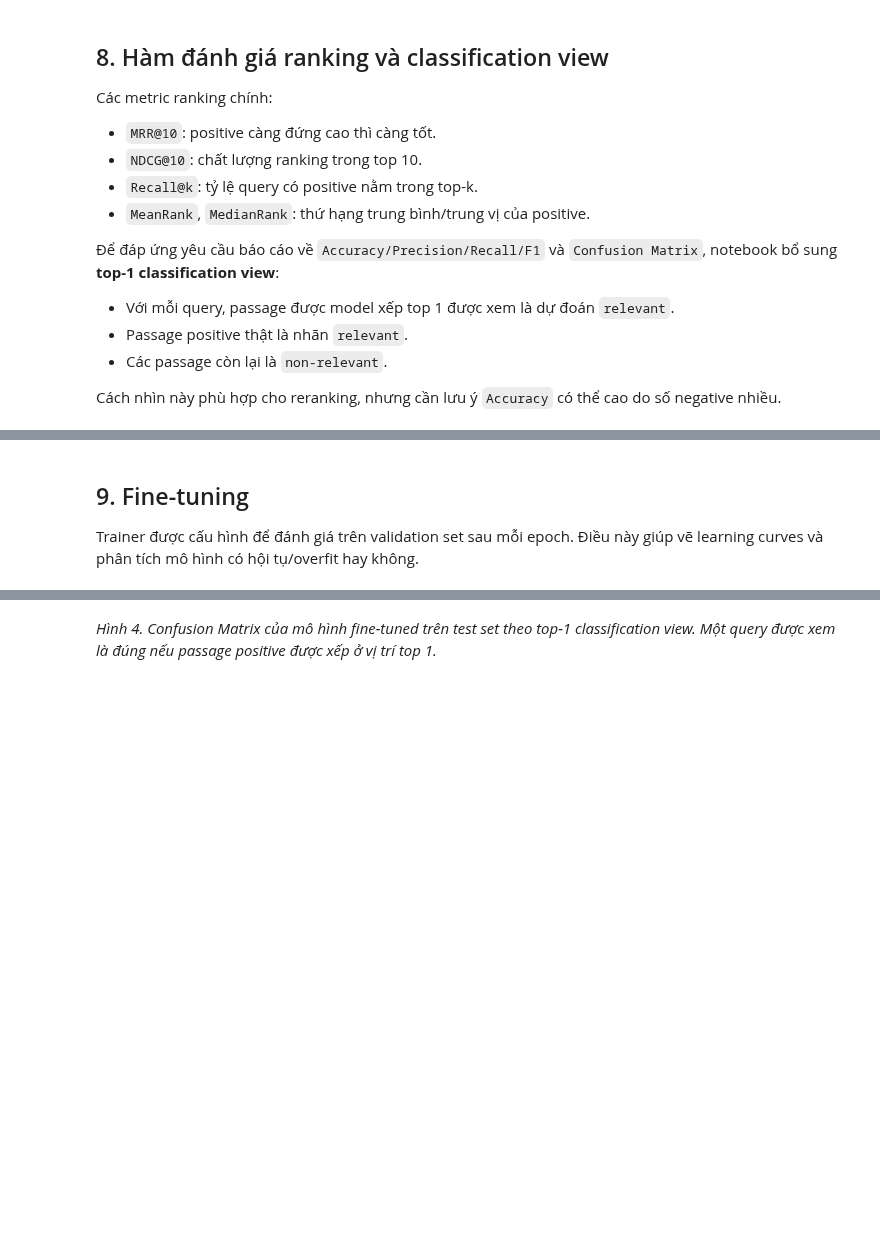
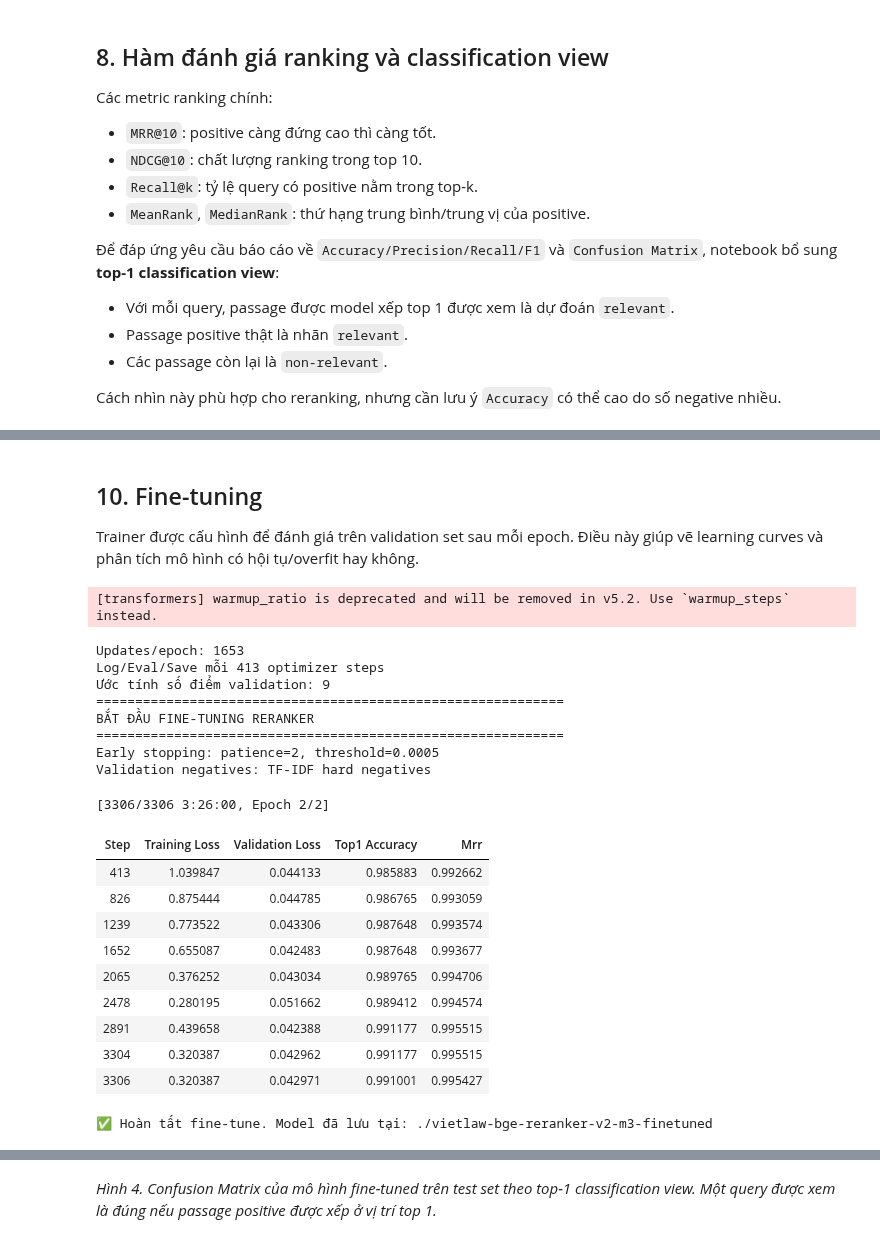
Before and after one commit to cyhapun/Vietnam-Legal-QA-System, a Jupyter notebook: fine-tuning/reranking/notebooks/reranker_bge_v2_m3_finetuning.ipynb, the cells around one changed output, grey strips where cells are left out. Saved outputs shown, nothing was run; the diff lists cells and outputs as text; code cells hidden in the pictures; blank space fills up the shorter version.

```diff
--- a/fine-tuning/reranking/notebooks/reranker_bge_v2_m3_finetuning.ipynb
+++ b/fine-tuning/reranking/notebooks/reranker_bge_v2_m3_finetuning.ipynb
@@ -938,8 +1233,19 @@ def print_metrics(metrics: Dict[str, float]):
 # %% [markdown]
-## 9. Fine-tuning
+## 10. Fine-tuning
 
 Trainer được cấu hình để đánh giá trên validation set sau mỗi epoch. Điều này giúp vẽ learning curves và phân tích mô hình có hội tụ/overfit hay không.
 # %%
+# Số update steps mỗi epoch của Trainer có tính gradient accumulation.
+updates_per_epoch = max(
+    1,
+    math.ceil(len(train_dataset) / (PER_DEVICE_TRAIN_BATCH_SIZE * GRADIENT_ACCUMULATION_STEPS))
+)
+SYNC_EVAL_STEPS = max(1, updates_per_epoch // LOG_EVALS_PER_EPOCH)
+
+print("Updates/epoch:", updates_per_epoch)
+print("Log/Eval/Save mỗi", SYNC_EVAL_STEPS, "optimizer steps")
+print("Ước tính số điểm validation:", math.ceil(EPOCHS * updates_per_epoch / SYNC_EVAL_STEPS))
+
 training_args_kwargs = dict(
     output_dir=OUTPUT_PATH,
     num_train_epochs=EPOCHS,
@@ -949,43 +1255,84 @@ training_args_kwargs = dict(
     warmup_ratio=WARMUP_RATIO,
     weight_decay=WEIGHT_DECAY,
     fp16=torch.cuda.is_available(),
-    logging_steps=50,
-    save_strategy="epoch",
+
+    # Log train và validation đồng bộ theo cùng một step.
+    logging_strategy="steps",
+    logging_steps=SYNC_EVAL_STEPS,
+    save_strategy="steps",
+    save_steps=SYNC_EVAL_STEPS,
     save_total_limit=2,
+
     report_to="none",
     remove_unused_columns=False,
     dataloader_num_workers=2,
     load_best_model_at_end=True,
-    metric_for_best_model="eval_top1_accuracy",
+
+    # Early stopping sẽ theo dõi eval_mrr trên validation hard negatives.
+    metric_for_best_model="eval_mrr",
     greater_is_better=True,
+    seed=SEED,
 )
 
 # Tương thích nhiều phiên bản transformers: evaluation_strategy cũ và eval_strategy mới.
 ta_params = inspect.signature(TrainingArguments.__init__).parameters
 if "eval_strategy" in ta_params:
-    training_args_kwargs["eval_strategy"] = "epoch"
+    training_args_kwargs["eval_strategy"] = "steps"
 else:
-    training_args_kwargs["evaluation_strategy"] = "epoch"
+    training_args_kwargs["evaluation_strategy"] = "steps"
+
+# Một số version yêu cầu eval_steps truyền riêng.
+training_args_kwargs["eval_steps"] = SYNC_EVAL_STEPS
 
 training_args = TrainingArguments(**training_args_kwargs)
 
 trainer = GroupwiseRerankerTrainer(
     model=model,
     args=training_args,
     train_dataset=train_dataset,
     eval_dataset=val_group_dataset,
     data_collator=RerankerGroupCollator(tokenizer=tokenizer, max_length=MAX_LENGTH),
     compute_metrics=compute_group_metrics,
+    callbacks=[
+        EarlyStoppingCallback(
+            early_stopping_patience=EARLY_STOPPING_PATIENCE,
+            early_stopping_threshold=EARLY_STOPPING_THRESHOLD,
+        )
+    ],
 )
 
 print("=" * 60)
 print("BẮT ĐẦU FINE-TUNING RERANKER")
 print("=" * 60)
+print(f"Early stopping: patience={EARLY_STOPPING_PATIENCE}, threshold={EARLY_STOPPING_THRESHOLD}")
+print("Validation negatives:", "TF-IDF hard negatives")
 
 trainer.train()
 
 trainer.save_model(OUTPUT_PATH)
 tokenizer.save_pretrained(OUTPUT_PATH)
 
 print(f"\n✅ Hoàn tất fine-tune. Model đã lưu tại: {OUTPUT_PATH}")
+# %% [output]
+[transformers] warmup_ratio is deprecated and will be removed in v5.2. Use `warmup_steps` instead.
+Updates/epoch: 1653
+Log/Eval/Save mỗi 413 optimizer steps
+Ước tính số điểm validation: 9
+============================================================
+BẮT ĐẦU FINE-TUNING RERANKER
+============================================================
+Early stopping: patience=2, threshold=0.0005
+Validation negatives: TF-IDF hard negatives
+[3306/3306 3:26:00, Epoch 2/2]
+| Step | Training Loss | Validation Loss | Top1 Accuracy | Mrr |
+| 413 | 1.039847 | 0.044133 | 0.985883 | 0.992662 |
+| 826 | 0.875444 | 0.044785 | 0.986765 | 0.993059 |
+| 1239 | 0.773522 | 0.043306 | 0.987648 | 0.993574 |
+| 1652 | 0.655087 | 0.042483 | 0.987648 | 0.993677 |
+| 2065 | 0.376252 | 0.043034 | 0.989765 | 0.994706 |
+| 2478 | 0.280195 | 0.051662 | 0.989412 | 0.994574 |
+| 2891 | 0.439658 | 0.042388 | 0.991177 | 0.995515 |
+| 3304 | 0.320387 | 0.042962 | 0.991177 | 0.995515 |
+| 3306 | 0.320387 | 0.042971 | 0.991001 | 0.995427 |
+✅ Hoàn tất fine-tune. Model đã lưu tại: ./vietlaw-bge-reranker-v2-m3-finetuned
 # %% [markdown]
```
Also changed, not shown: parts of 42 cells of this notebook.
